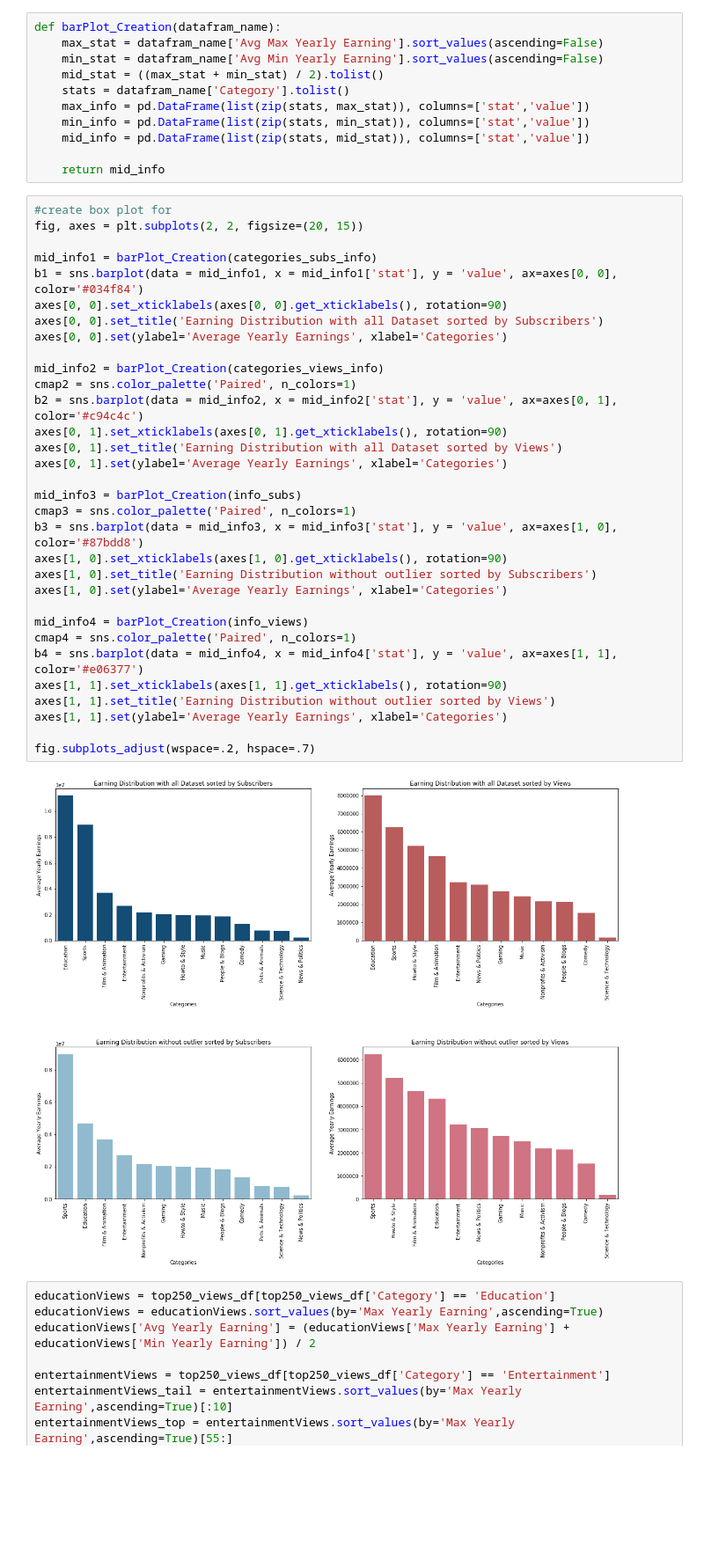
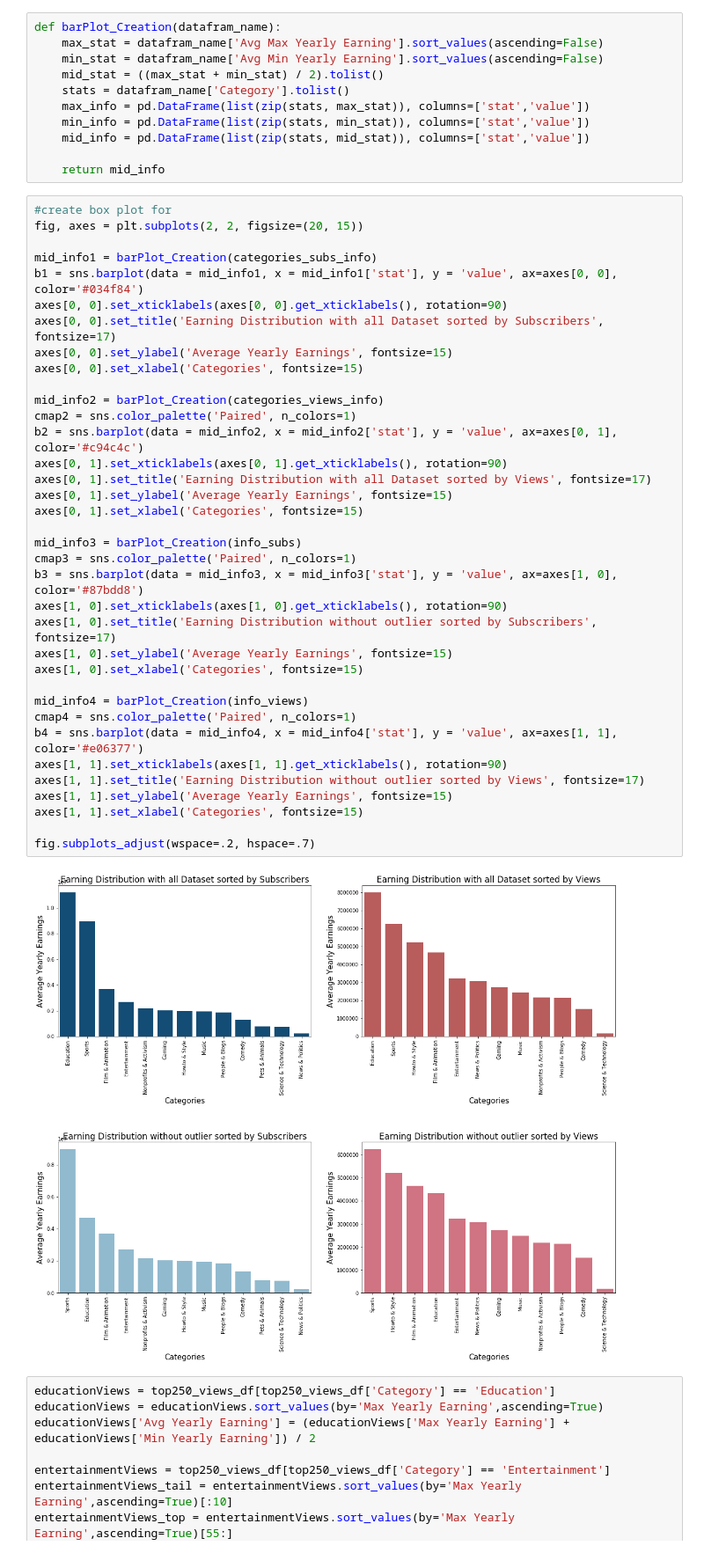
Before and after one commit to gillian850413/Final_Project, a Jupyter notebook: IS590PR_Final_Project_Final_Version.ipynb, the cells around one changed output. Shown at 88% size. Saved outputs shown, nothing was run; the diff lists cells and outputs as text; blank space fills up the shorter version.

```diff
--- a/IS590PR_Final_Project_Final_Version.ipynb
+++ b/IS590PR_Final_Project_Final_Version.ipynb
@@ -581,37 +586,41 @@ def barPlot_Creation(datafram_name):
 # %%
 #create box plot for
 fig, axes = plt.subplots(2, 2, figsize=(20, 15))
 
 mid_info1 = barPlot_Creation(categories_subs_info)
 b1 = sns.barplot(data = mid_info1, x = mid_info1['stat'], y = 'value', ax=axes[0, 0], color='#034f84')
 axes[0, 0].set_xticklabels(axes[0, 0].get_xticklabels(), rotation=90)
-axes[0, 0].set_title('Earning Distribution with all Dataset sorted by Subscribers')
-axes[0, 0].set(ylabel='Average Yearly Earnings', xlabel='Categories')
+axes[0, 0].set_title('Earning Distribution with all Dataset sorted by Subscribers', fontsize=17)
+axes[0, 0].set_ylabel('Average Yearly Earnings', fontsize=15)
+axes[0, 0].set_xlabel('Categories', fontsize=15)
 
 mid_info2 = barPlot_Creation(categories_views_info)
 cmap2 = sns.color_palette('Paired', n_colors=1)
 b2 = sns.barplot(data = mid_info2, x = mid_info2['stat'], y = 'value', ax=axes[0, 1], color='#c94c4c')
 axes[0, 1].set_xticklabels(axes[0, 1].get_xticklabels(), rotation=90)
-axes[0, 1].set_title('Earning Distribution with all Dataset sorted by Views')
-axes[0, 1].set(ylabel='Average Yearly Earnings', xlabel='Categories')
+axes[0, 1].set_title('Earning Distribution with all Dataset sorted by Views', fontsize=17)
+axes[0, 1].set_ylabel('Average Yearly Earnings', fontsize=15)
+axes[0, 1].set_xlabel('Categories', fontsize=15)
 
 mid_info3 = barPlot_Creation(info_subs)
 cmap3 = sns.color_palette('Paired', n_colors=1)
 b3 = sns.barplot(data = mid_info3, x = mid_info3['stat'], y = 'value', ax=axes[1, 0], color='#87bdd8')
 axes[1, 0].set_xticklabels(axes[1, 0].get_xticklabels(), rotation=90)
-axes[1, 0].set_title('Earning Distribution without outlier sorted by Subscribers')
-axes[1, 0].set(ylabel='Average Yearly Earnings', xlabel='Categories')
+axes[1, 0].set_title('Earning Distribution without outlier sorted by Subscribers', fontsize=17)
+axes[1, 0].set_ylabel('Average Yearly Earnings', fontsize=15)
+axes[1, 0].set_xlabel('Categories', fontsize=15)
 
 mid_info4 = barPlot_Creation(info_views)
 cmap4 = sns.color_palette('Paired', n_colors=1)
 b4 = sns.barplot(data = mid_info4, x = mid_info4['stat'], y = 'value', ax=axes[1, 1], color='#e06377')
 axes[1, 1].set_xticklabels(axes[1, 1].get_xticklabels(), rotation=90)
-axes[1, 1].set_title('Earning Distribution without outlier sorted by Views')
-axes[1, 1].set(ylabel='Average Yearly Earnings', xlabel='Categories')
+axes[1, 1].set_title('Earning Distribution without outlier sorted by Views', fontsize=17)
+axes[1, 1].set_ylabel('Average Yearly Earnings', fontsize=15)
+axes[1, 1].set_xlabel('Categories', fontsize=15)
 
 fig.subplots_adjust(wspace=.2, hspace=.7)
 # %% [output]
-[figure, old version]
+[figure, new version]
 # %%
 educationViews = top250_views_df[top250_views_df['Category'] == 'Education']
 educationViews = educationViews.sort_values(by='Max Yearly Earning',ascending=True)
```
Also changed, not shown: parts of 9 cells of this notebook.
